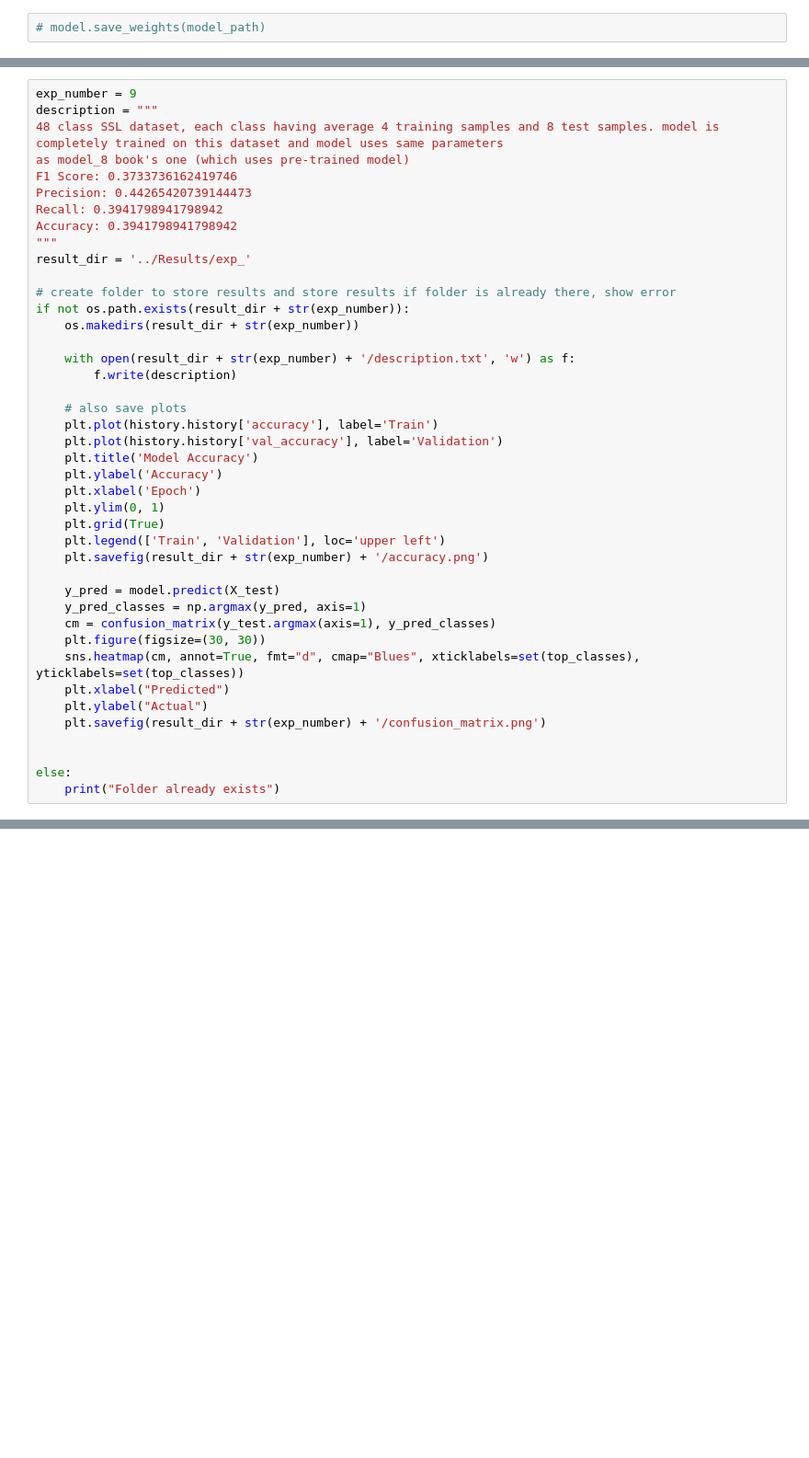
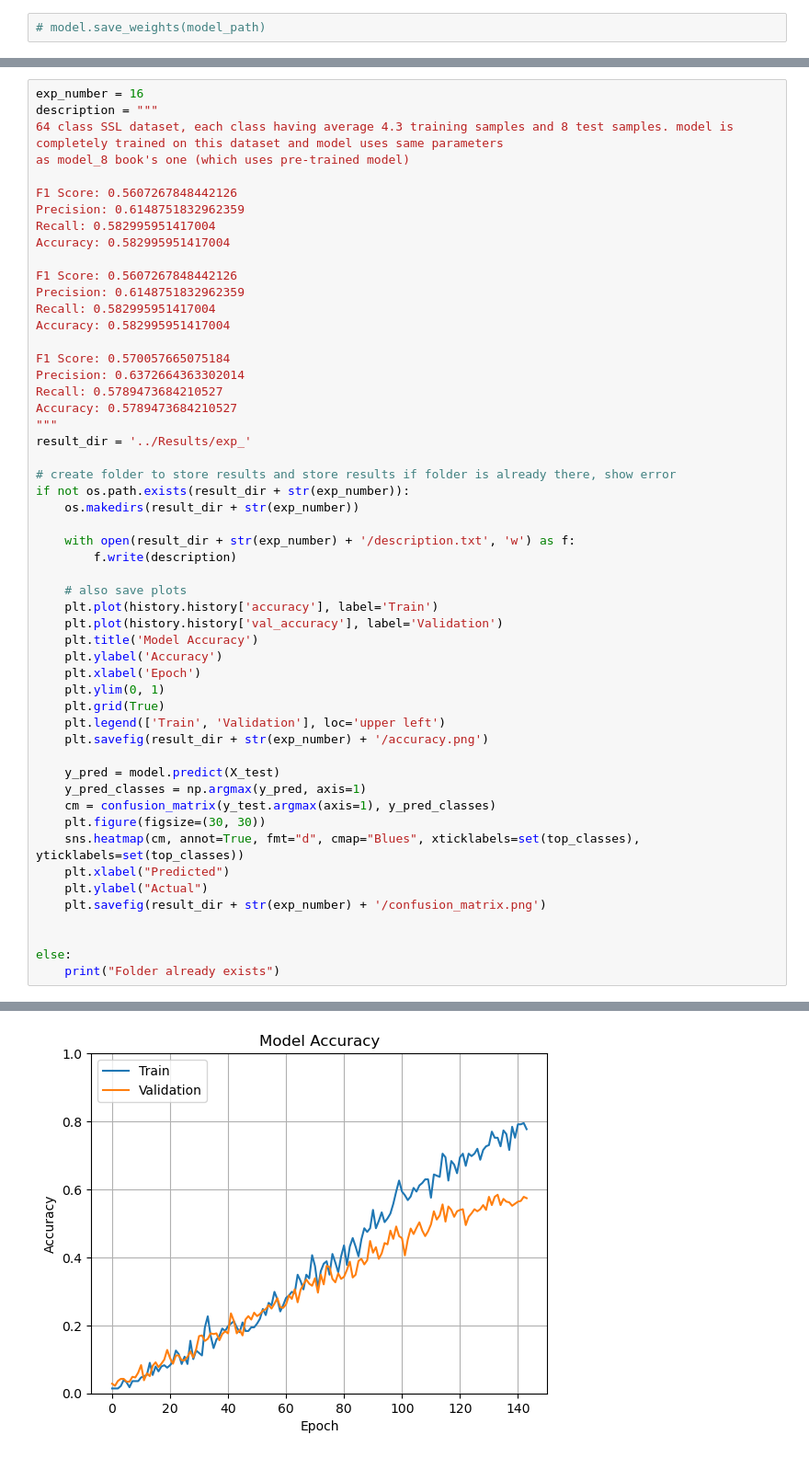
Before and after one commit to Neethamadhu-Madurasinghe/sign_language, a Jupyter notebook: model_training/model_9.ipynb, the cells around one changed output, grey strips where cells are left out. Shown at 92% size. Saved outputs shown, nothing was run; the diff lists cells and outputs as text; blank space fills up the shorter version.

```diff
--- a/model_training/model_9.ipynb
+++ b/model_training/model_9.ipynb
@@ -484,12 +444,23 @@ plot_model(model, to_file='model.png', show_shapes=True, show_layer_names=True)
 # %%
-exp_number = 9
+exp_number = 16
 description = """
-48 class SSL dataset, each class having average 4 training samples and 8 test samples. model is completely trained on this dataset and model uses same parameters
+64 class SSL dataset, each class having average 4.3 training samples and 8 test samples. model is completely trained on this dataset and model uses same parameters
 as model_8 book's one (which uses pre-trained model)
-F1 Score: 0.3733736162419746
-Precision: 0.44265420739144473
-Recall: 0.3941798941798942
-Accuracy: 0.3941798941798942
+
+F1 Score: 0.5607267848442126
+Precision: 0.6148751832962359
+Recall: 0.582995951417004
+Accuracy: 0.582995951417004
+
+F1 Score: 0.5607267848442126
+Precision: 0.6148751832962359
+Recall: 0.582995951417004
+Accuracy: 0.582995951417004
+
+F1 Score: 0.570057665075184
+Precision: 0.6372664363302014
+Recall: 0.5789473684210527
+Accuracy: 0.5789473684210527
 """
 result_dir = '../Results/exp_'
 
@@ -527,0 +499 @@ Folder already exists
+[figure, added]
```
Also changed, not shown: parts of 14 cells of this notebook, 19 other files.
